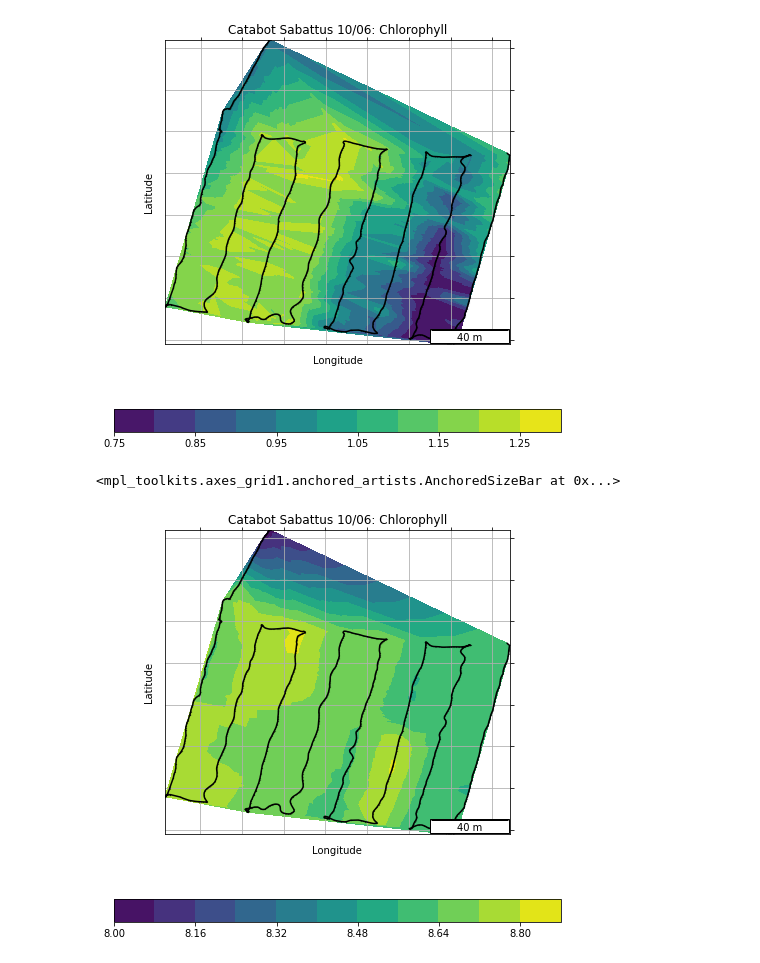
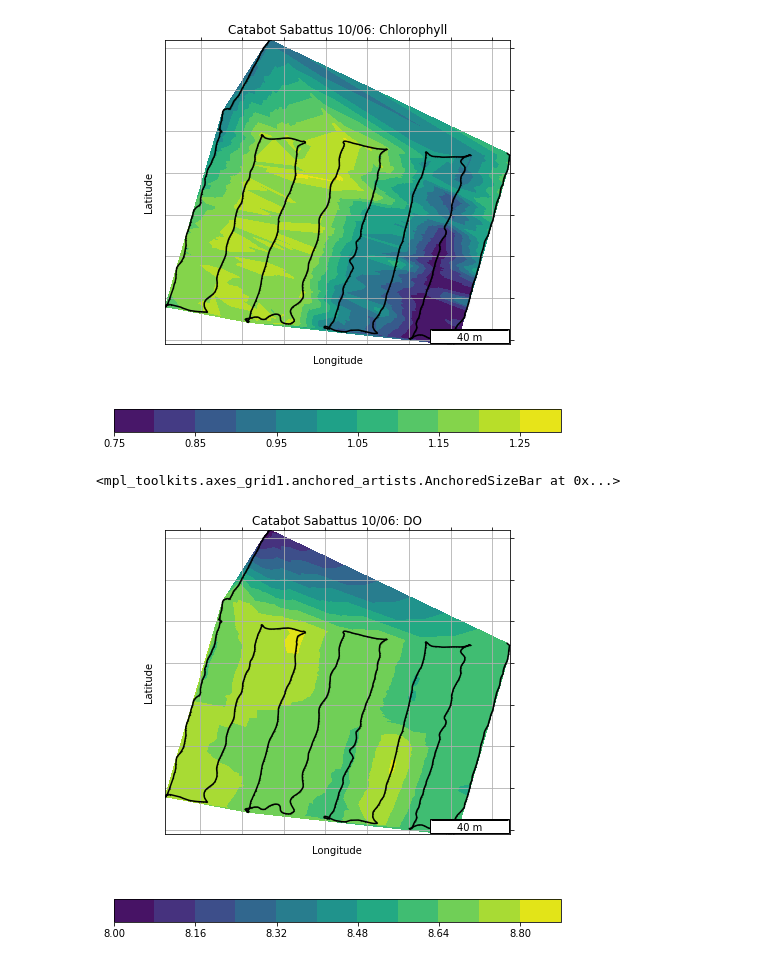
Before and after one commit to dartmouthrobotics/epscor_asv_data_analysis, a Jupyter notebook: Jupyter_notebook/20201006-Sabattus-GPS and EXO.ipynb, the cells around one changed output. Cells and saved outputs as stored; diff of their text form; code cells hidden in the pictures.

```diff
--- a/Jupyter_notebook/20201006-Sabattus-GPS and EXO.ipynb
+++ b/Jupyter_notebook/20201006-Sabattus-GPS and EXO.ipynb
@@ -149,29 +149,29 @@ ax.add_artist(bar)
 # %%
 
 # DO
 z = tlog_list[1:2501,10]
 z = z.astype('float32')
 
 f, ax = plt.subplots(figsize=(8,8))
-ax.set_title('Catabot Sabattus 10/06: Chlorophyll')
+ax.set_title('Catabot Sabattus 10/06: DO')
 cs = ax.tricontourf(x,y,z, 10, norm=colors.SymLogNorm(linthresh=0.03, linscale=0.03))
 
 f.colorbar(cs, orientation='horizontal', format='%.2f')
 ax.set_xlabel('Longitude')
 f.canvas.draw()
 
 ax.set_ylabel('Latitude')
 f.canvas.draw()
 
 ax.plot(x,y,marker='o', color='k', markersize=0.1)
 ax.tick_params(right= True,top= True,left= False, bottom= False)
 ax.set_xticklabels([])
 ax.set_yticklabels([])
 ax.set_aspect('equal')
 plt.grid(True)
 
 bar = AnchoredSizeBar(ax.transData, 0.00046, '40 m', 4)
 ax.add_artist(bar)
 # %% [output]
 <mpl_toolkits.axes_grid1.anchored_artists.AnchoredSizeBar at 0x...>
-[figure, old version]
+[figure, new version]
```
